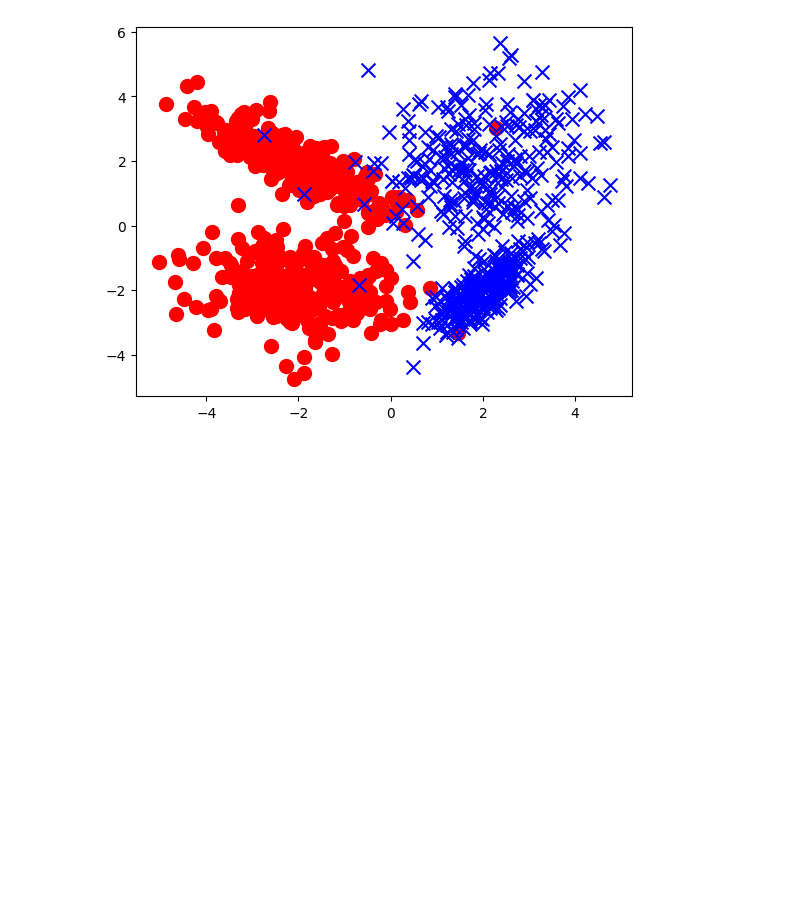
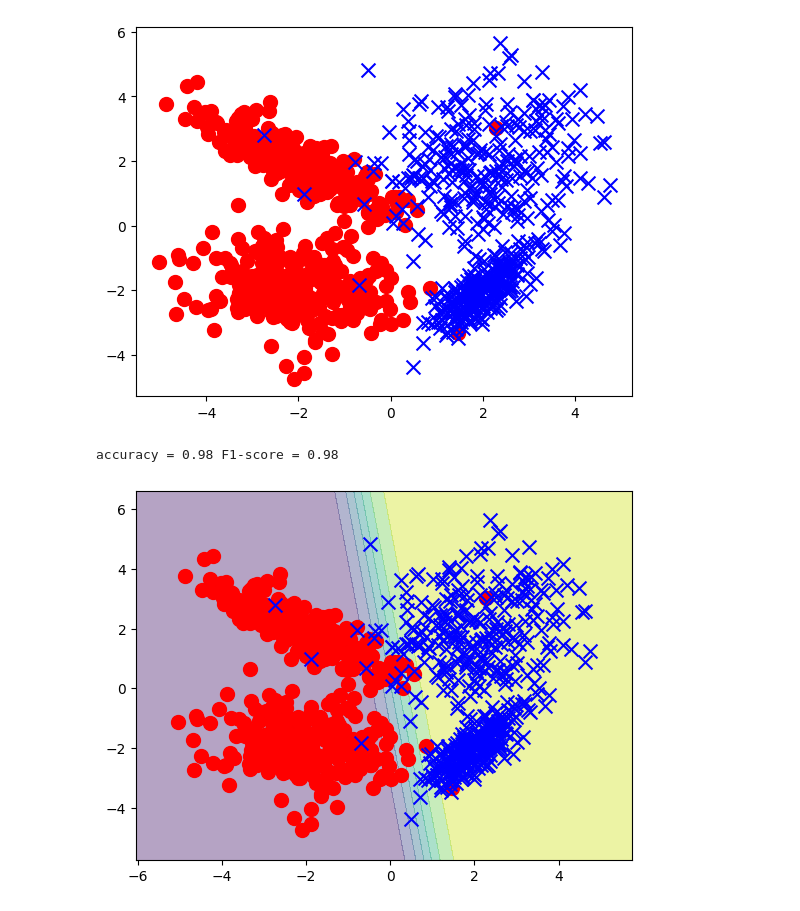
Before and after one commit to BUSH222/misis_ml_course_sem6, a Jupyter notebook: ML2.1 logistic regression/2.1.ipynb, the cells around one changed output. Cells and saved outputs as stored; diff of their text form; code cells hidden in the pictures; blank space fills up the shorter version.

```diff
--- a/ML2.1 logistic regression/2.1.ipynb
+++ b/ML2.1 logistic regression/2.1.ipynb
@@ -34,0 +47,37 @@ class SGD():
+# %%
+class LogReg(SGD): # logisric regression
+    def sigmoid(self, X, b):
+        return 1. / (1. + np.exp(-X.dot(b)))
+    def grad_func(self, X, y, b):
+        n = X.shape[0]
+        grad = 1. / n * X.transpose().dot(self.sigmoid(X, b) - y)
+        return grad
+    def predict_proba(self, X):
+        return self.sigmoid(X, self.b)
+    def predict(self, X):
+        y_pred = self.predict_proba(X) > 0.5
+        return y_pred
+# %%
+logreg = LogReg()
+X = np.hstack([np.ones(X.shape[0])[:, np.newaxis], X])
+logreg.fit(X, y)
+y_pred = logreg.predict(X)
+# %%
+from sklearn.metrics import accuracy_score, f1_score
+ac = accuracy_score(y, y_pred)
+f1 = f1_score(y, y_pred)
+print(f'accuracy = {ac:.2f} F1-score = {f1:.2f}')
+xx, yy = np.meshgrid(
+    np.arange(X.min(axis=0)[1]-1, X.max(axis=0)[1]+1, 0.01),
+    np.arange(X.min(axis=0)[2]-1, X.max(axis=0)[2]+1, 0.01))
+XX = np.array(list(zip(xx.ravel(), yy.ravel()))).reshape((-1, 2))
+XX = np.array([(1, *xx) for xx in XX])
+Z = logreg.predict_proba(XX)
+Z = Z.reshape(xx.shape)
+plt.contourf(xx, yy, Z, alpha=0.4)
+plt.scatter(X[:, 1][y==0], X[:, 2][y==0], marker="o", c='r', s=100)
+plt.scatter(X[:, 1][y==1], X[:, 2][y==1], marker="x", c='b', s=100)
+plt.show()
+# %% [output]
+accuracy = 0.98 F1-score = 0.98
+[figure, added]
```
Also changed, not shown: parts of 7 cells of this notebook, 4 other files.
